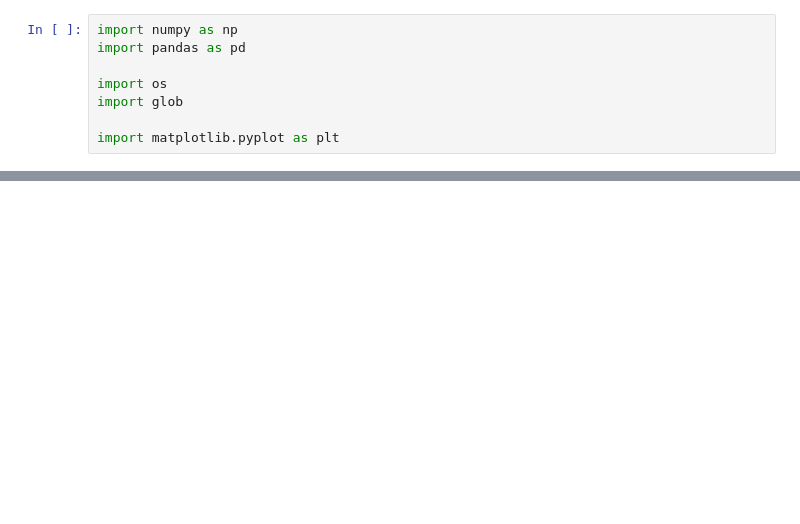
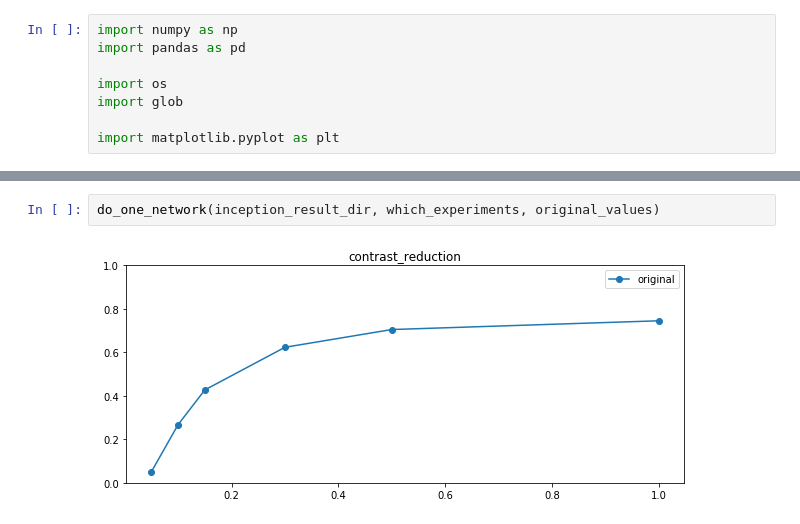
Before and after one commit to ArashAkbarinia/kernelphysiology, a Jupyter notebook: python/src/kernelphysiology/analysis/keras_networks/report_chromacity.ipynb, the cells around one changed output, grey strips where cells are left out. Cells and saved outputs as stored; diff of their text form; blank space fills up the shorter version.

```diff
--- a/python/src/kernelphysiology/analysis/keras_networks/report_chromacity.ipynb
+++ b/python/src/kernelphysiology/analysis/keras_networks/report_chromacity.ipynb
@@ -155,0 +226,4 @@ for i, (key, value) in enumerate(networks.items()):
+# %%
+do_one_network(inception_result_dir, which_experiments, original_values)
+# %% [output]
+[figure, added]
```
Also changed, not shown: parts of 18 cells of this notebook.
